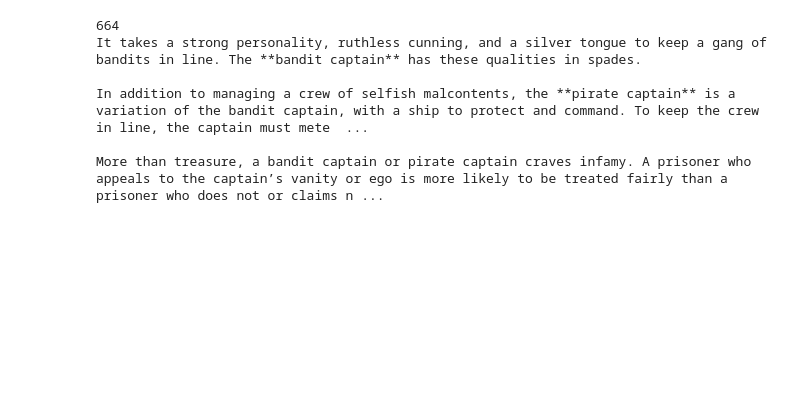
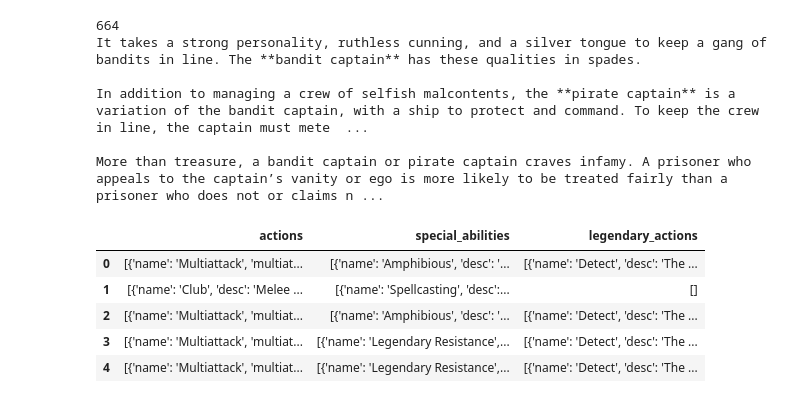
Before and after one commit to Sir-Roe/5e_Companion, a Jupyter notebook: Explore DND5e.ipynb, the cells around one changed output. Drawn from its saved outputs; the diff is of its cells as text; code cells hidden in the pictures; blank space fills up the shorter version.

```diff
--- a/Explore DND5e.ipynb
+++ b/Explore DND5e.ipynb
@@ -144,3 +222,18 @@ It takes a strong personality, ruthless cunning, and a silver tongue to keep a g
 In addition to managing a crew of selfish malcontents, the **pirate captain** is a variation of the bandit captain, with a ship to protect and command. To keep the crew in line, the captain must mete  ...
 
 More than treasure, a bandit captain or pirate captain craves infamy. A prisoner who appeals to the captain’s vanity or ego is more likely to be treated fairly than a prisoner who does not or claims n ...
+# %%
+df_mon_mit = df_mon[['index','damage_vulnerabilities','damage_resistances','damage_immunities','condition_immunities']]
+df_mon_facet=df_mon[['proficiencies','senses','languages','forms']]
+df_mon_action=df_mon[['actions','special_abilities','legendary_actions']]
+# %%
+df_mon_mit.head()
+df_mon_facet.head()
+df_mon_action.head()
+# %% [output]
+|  | actions | special_abilities | legendary_actions |
+| 0 | [{'name': 'Multiattack', 'multiat... | [{'name': 'Amphibious', 'desc': '... | [{'name': 'Detect', 'desc': 'The ... |
+| 1 | [{'name': 'Club', 'desc': 'Melee ... | [{'name': 'Spellcasting', 'desc':... | [] |
+| 2 | [{'name': 'Multiattack', 'multiat... | [{'name': 'Amphibious', 'desc': '... | [{'name': 'Detect', 'desc': 'The ... |
+| 3 | [{'name': 'Multiattack', 'multiat... | [{'name': 'Legendary Resistance',... | [{'name': 'Detect', 'desc': 'The ... |
+| 4 | [{'name': 'Multiattack', 'multiat... | [{'name': 'Legendary Resistance',... | [{'name': 'Detect', 'desc': 'The ... |
```
Also changed, not shown: parts of 3 cells of this notebook.
